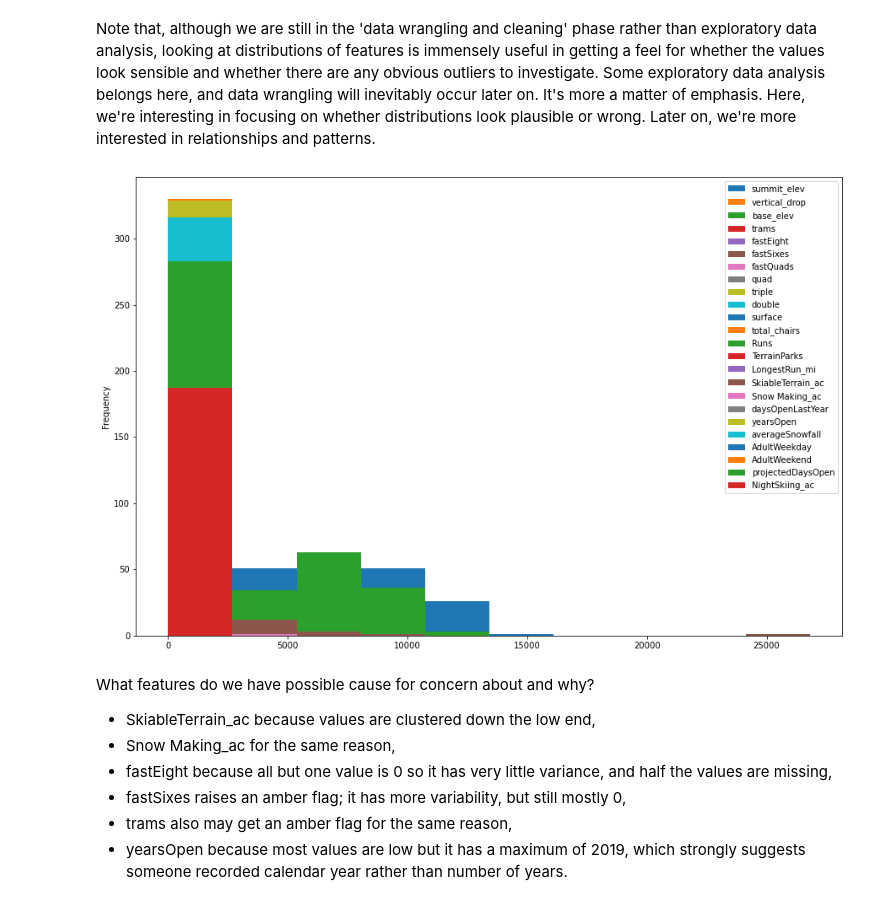
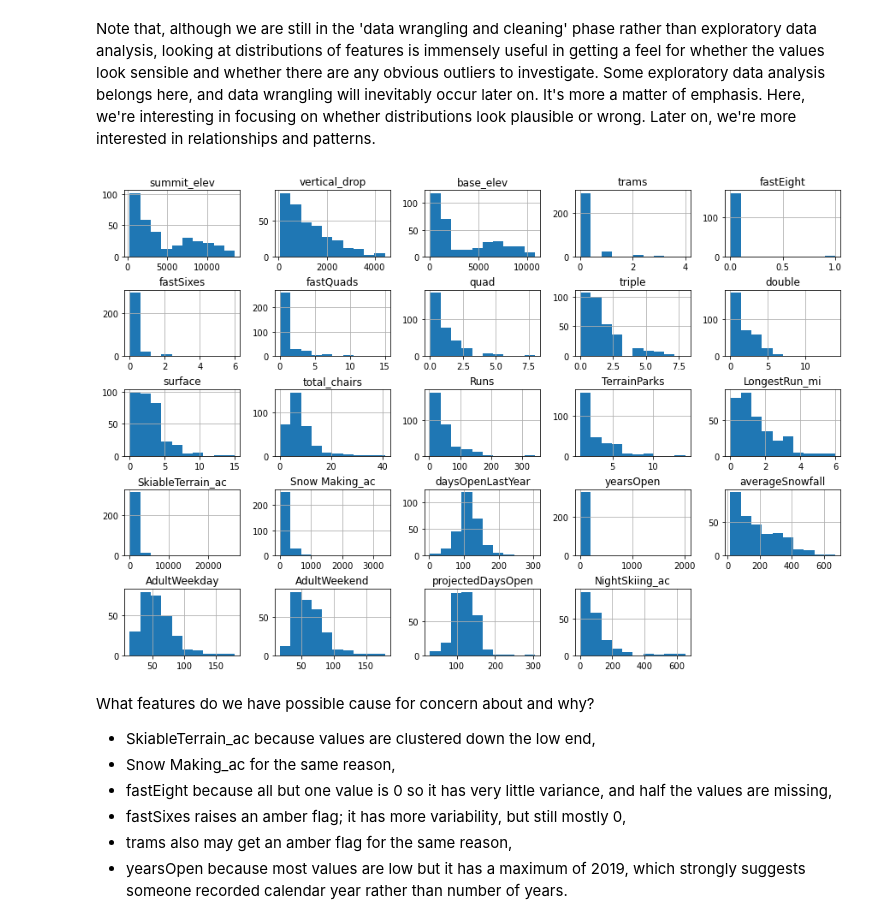
Before and after one commit to Erik1120/DataScienceGuidedCapstone, a Jupyter notebook: Notebooks/02_data_wrangling.ipynb, the cells around one changed output. Cells and saved outputs as stored; diff of their text form; code cells hidden in the pictures.

```diff
--- a/Notebooks/02_data_wrangling.ipynb
+++ b/Notebooks/02_data_wrangling.ipynb
@@ -529,14 +549,15 @@ Note that, although we are still in the 'data wrangling and cleaning' phase rath
 # %%
 #Code task 18#
 #Call ski_data's `hist` method to plot histograms of each of the numeric features
 #Try passing it an argument figsize=(15,10)
 #Try calling plt.subplots_adjust() with an argument hspace=0.5 to adjust the spacing
 #It's important you create legible and easy-to-read plots
-ski_data.plot(kind='hist', figsize=(15,10))
+ski_data.hist(figsize=(15,10))
 plt.subplots_adjust(hspace=0.5);
 #Hint: notice how the terminating ';' "swallows" some messy output and leads to a tidier notebook
+# plt.clf()
 # %% [output]
-[figure, old version]
+[figure, new version]
 # %% [markdown]
 What features do we have possible cause for concern about and why?
 
```
Also changed, not shown: parts of 45 cells of this notebook.
